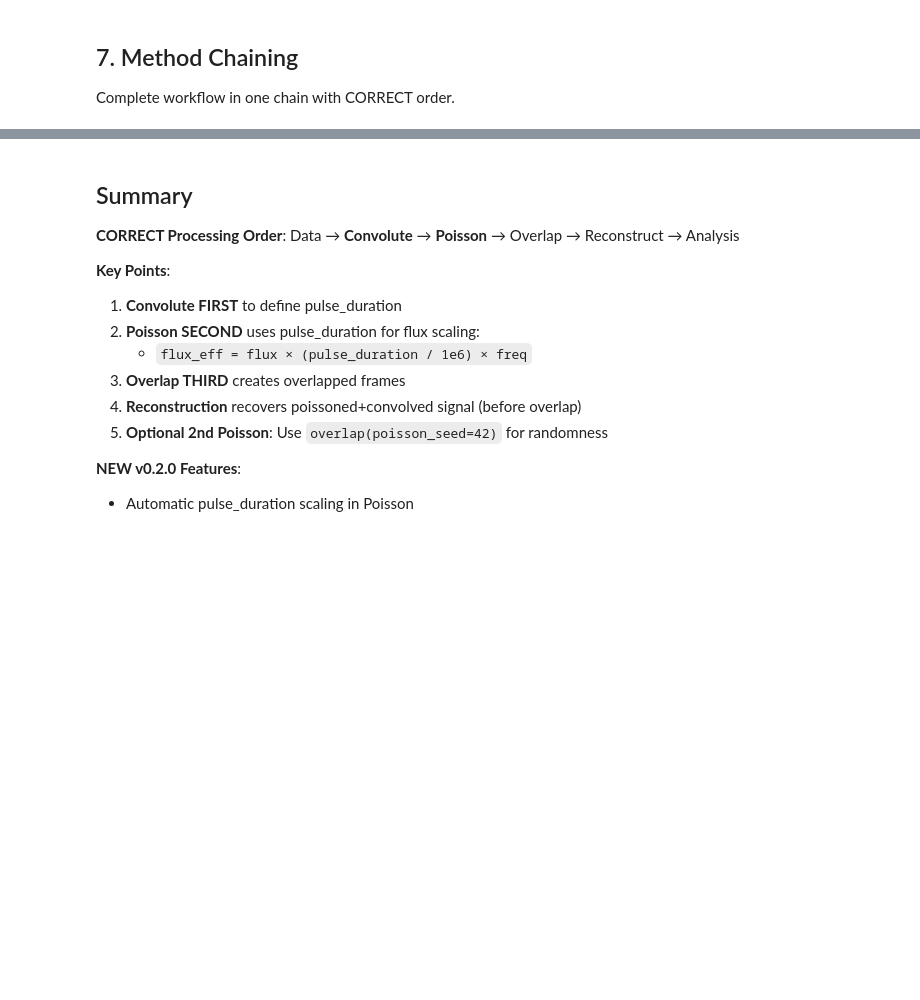
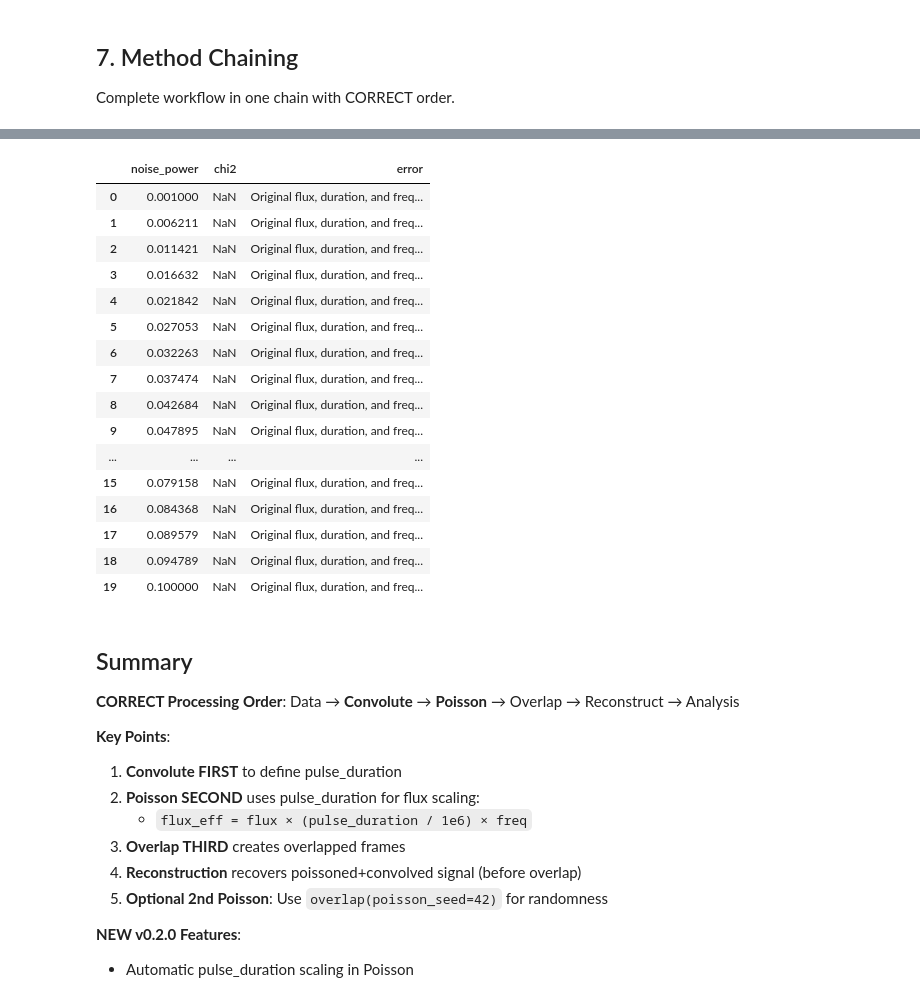
Before and after one commit to TsvikiHirsh/frame_overlap, a Jupyter notebook: notebooks/tutorial_v0.2.ipynb, the cells around one changed output, grey strips where cells are left out. Saved outputs shown, nothing was run; the diff lists cells and outputs as text; code cells hidden in the pictures; blank space fills up the shorter version.

```diff
--- a/notebooks/tutorial_v0.2.ipynb
+++ b/notebooks/tutorial_v0.2.ipynb
@@ -242,0 +381,19 @@ print(f"\nχ²/dof (10-40 ms range): {chi2_formatted}")
+# %%
+from frame_overlap import Workflow
+
+wf = Workflow('iron_powder.csv', 'openbeam.csv', flux=5e6, duration=0.5, freq=20)
+
+(wf.convolute(pulse_duration=200)
+   .poisson(flux=1e6, freq=60, measurement_time=30)
+   .overlap(kernel=[0, 25])
+   .reconstruct(kind='wiener', noise_power=0.01))
+
+# Optimize noise_power
+results = (Workflow('iron_powder.csv', 'openbeam.csv', flux=5e6, duration=0.5, freq=20)
+    .convolute(pulse_duration=200)
+    .poisson(flux=1e6, freq=60, measurement_time=30)
+    .overlap(kernel=[0, 25])
+    .groupby('noise_power', low=0.001, high=0.1, num=20)
+    .reconstruct(kind='wiener')
+    .analyze(xs='iron', vary_background=True, vary_response=True)
+    .run())
@@ -243,3 +433,23 @@ print(f"\nχ²/dof (10-40 ms range): {chi2_formatted}")
+# %%
+results
+# %% [output]
+|  | noise_power | chi2 | error |
+| 0 | 0.001000 | NaN | Original flux, duration, and freq... |
+| 1 | 0.006211 | NaN | Original flux, duration, and freq... |
+| 2 | 0.011421 | NaN | Original flux, duration, and freq... |
+| 3 | 0.016632 | NaN | Original flux, duration, and freq... |
+| 4 | 0.021842 | NaN | Original flux, duration, and freq... |
+| 5 | 0.027053 | NaN | Original flux, duration, and freq... |
+| 6 | 0.032263 | NaN | Original flux, duration, and freq... |
+| 7 | 0.037474 | NaN | Original flux, duration, and freq... |
+| 8 | 0.042684 | NaN | Original flux, duration, and freq... |
+| 9 | 0.047895 | NaN | Original flux, duration, and freq... |
+| ... | ... | ... | ... |
+| 15 | 0.079158 | NaN | Original flux, duration, and freq... |
+| 16 | 0.084368 | NaN | Original flux, duration, and freq... |
+| 17 | 0.089579 | NaN | Original flux, duration, and freq... |
+| 18 | 0.094789 | NaN | Original flux, duration, and freq... |
+| 19 | 0.100000 | NaN | Original flux, duration, and freq... |
 # %% [markdown]
 ## Summary
 
```
Also changed, not shown: parts of 20 cells of this notebook, 1 other file.
